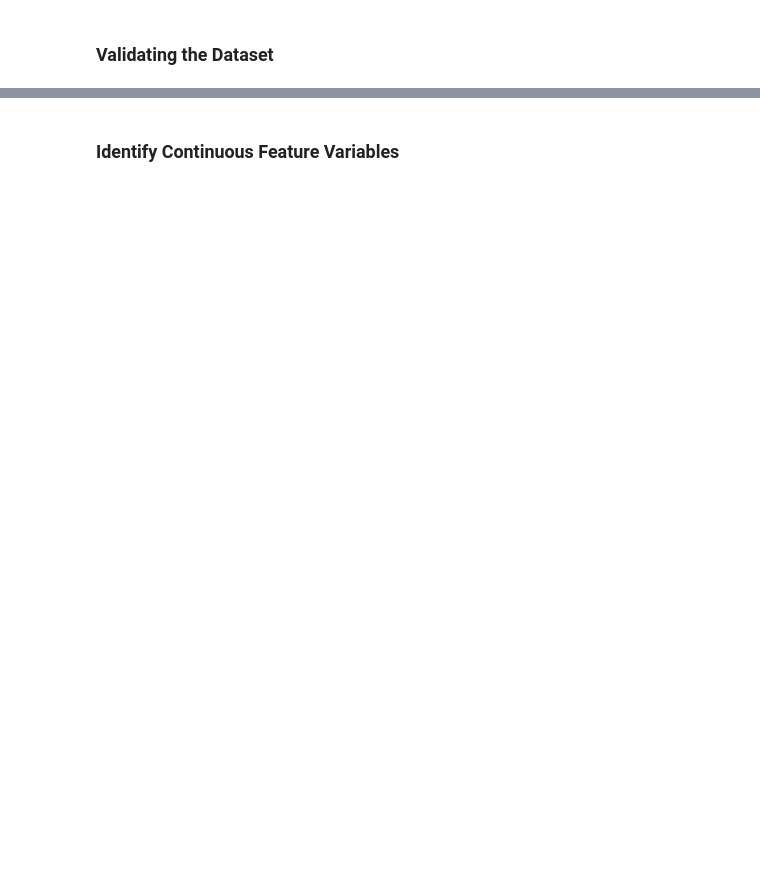
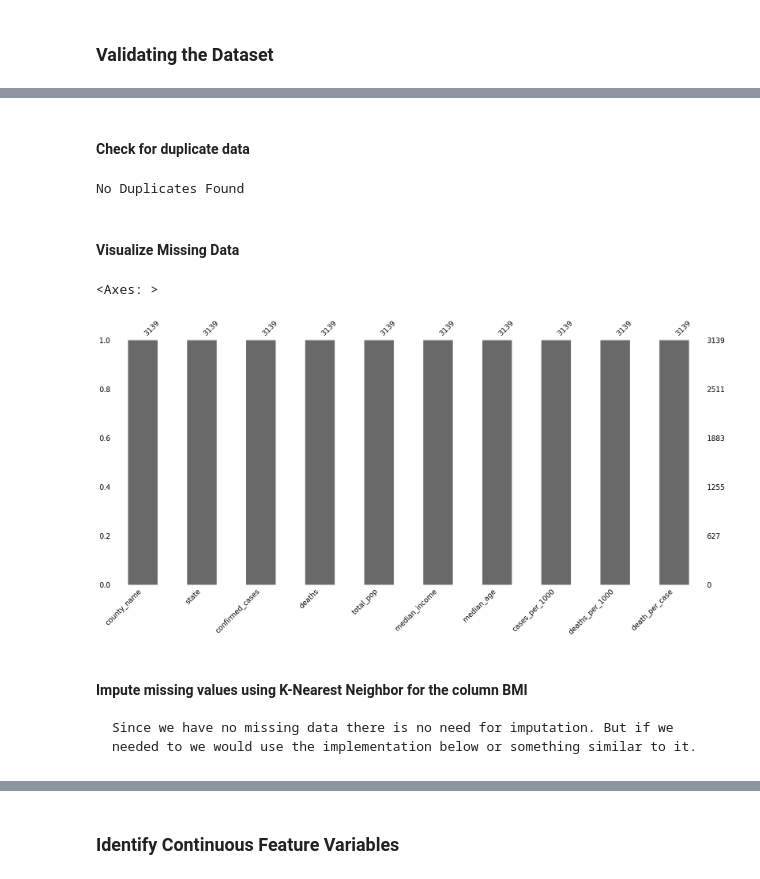
Before and after one commit to memote024/CS7324fall23, a Jupyter notebook: Lab3/Lab3_ExtendedLogisticalRegression.ipynb, the cells around one changed output, grey strips where cells are left out. Cells and saved outputs as stored; diff of their text form; code cells hidden in the pictures; blank space fills up the shorter version.

Commit message:
Add files via upload
Almost done with the data preparation got stuck on the gender population group by section

```diff
--- a/Lab3/Lab3_ExtendedLogisticalRegression.ipynb
+++ b/Lab3/Lab3_ExtendedLogisticalRegression.ipynb
@@ -213,18 +317,26 @@ print("These are the columns with missing data:" + str(cases.columns[cases.isnul
+# %% [markdown]
+#### Check for duplicate data
 # %%
-# Check for duplicate data
 def check_for_duplicate_entries():
-    return df.duplicated().any()
+    return cases.duplicated().any()
 
 
 print(
     "Duplicates Found"
 ) if check_for_duplicate_entries() is True else print("No Duplicates Found")
+# %% [output]
+No Duplicates Found
+# %% [markdown]
+#### Visualize Missing Data
 # %%
-# Visualize missing data
-def visualize_missing_data(title):
-    mn.matrix(df.sort_values(by=[" ########## "]), color=(.4, .75, 1)) # replace with category from our data set
-    plt.title(title, fontsize=20)
-    plt.show()
+import missingno as msno
 
-visualize_missing_data("Missing Data Visualized (Before Imputation)")
+msno.bar(cases)
+# %% [output]
+<Axes: >
+[figure, added]
+# %% [markdown]
+#### Impute missing values using K-Nearest Neighbor for the column BMI
+
+    Since we have no missing data there is no need for imputation. But if we needed to we would use the implementation below or something similar to it.
 # %%
```
Also changed, not shown: parts of 29 cells of this notebook.
